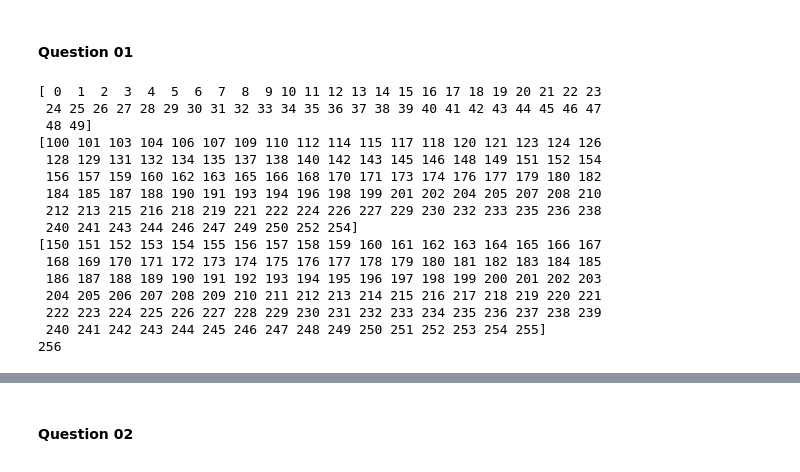
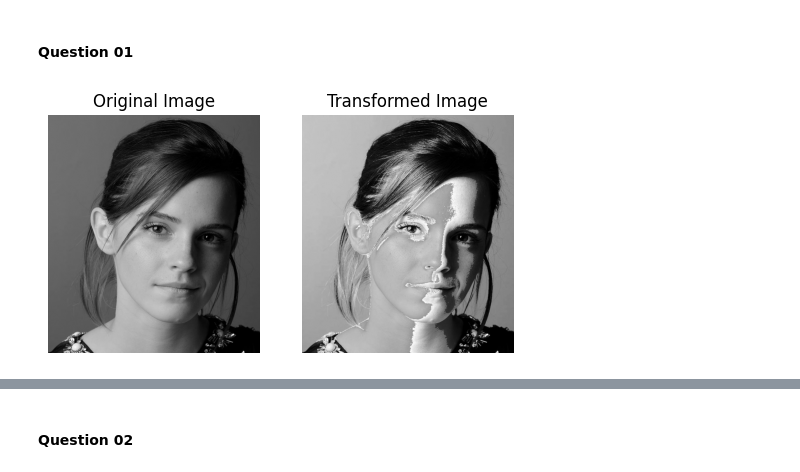
Before and after one commit to pramodiperera/IT5437, a Jupyter notebook: code.ipynb, the cells around one changed output, grey strips where cells are left out. Saved outputs shown, nothing was run; the diff lists cells and outputs as text; code cells hidden in the pictures.

```diff
--- a/code.ipynb
+++ b/code.ipynb
@@ -15,31 +15,27 @@ warnings.filterwarnings('ignore')
 # %% [markdown]
 #### Question 01
 # %%
+img_orig = cv.imread('images/emma.jpg', cv.IMREAD_GRAYSCALE)
+
 t1 = np.linspace(0, 49, 50).astype('uint8')
 t2 = np.linspace(100, 254, 100).astype('uint8')
 t3 = np.linspace(150, 255, 106).astype('uint8')
 
-print(t1)
-print(t2)
-print(t3)
+transform = np.concatenate((t1, t2, t3), axis=0).astype('uint8')
+image_transformed = cv.LUT(img_orig, transform)
 
-transform = np.concatenate((t1, t2), axis=0).astype('uint8')
-transform = np.concatenate((transform, t3), axis=0).astype('uint8')
-print(len(transform))
+plt.figure(figsize=(6,4))
+
+plt.subplot(1, 2, 1)
+plt.imshow(img_orig, cmap='gray')
+plt.title("Original Image")
+plt.axis('off')
+
+plt.subplot(1, 2, 2)
+plt.imshow(image_transformed, cmap='gray')
+plt.title("Transformed Image")
+plt.axis('off')
+
+plt.show()
 # %% [output]
-[ 0  1  2  3  4  5  6  7  8  9 10 11 12 13 14 15 16 17 18 19 20 21 22 23
- 24 25 26 27 28 29 30 31 32 33 34 35 36 37 38 39 40 41 42 43 44 45 46 47
- 48 49]
-[100 101 103 104 106 107 109 110 112 114 115 117 118 120 121 123 124 126
- 128 129 131 132 134 135 137 138 140 142 143 145 146 148 149 151 152 154
- 156 157 159 160 162 163 165 166 168 170 171 173 174 176 177 179 180 182
- 184 185 187 188 190 191 193 194 196 198 199 201 202 204 205 207 208 210
- 212 213 215 216 218 219 221 222 224 226 227 229 230 232 233 235 236 238
- 240 241 243 244 246 247 249 250 252 254]
-[150 151 152 153 154 155 156 157 158 159 160 161 162 163 164 165 166 167
- 168 169 170 171 172 173 174 175 176 177 178 179 180 181 182 183 184 185
- 186 187 188 189 190 191 192 193 194 195 196 197 198 199 200 201 202 203
- 204 205 206 207 208 209 210 211 212 213 214 215 216 217 218 219 220 221
- 222 223 224 225 226 227 228 229 230 231 232 233 234 235 236 237 238 239
- 240 241 242 243 244 245 246 247 248 249 250 251 252 253 254 255]
-256
+[figure, added]
```
Also changed, not shown: parts of 14 cells of this notebook, 1 other file.
